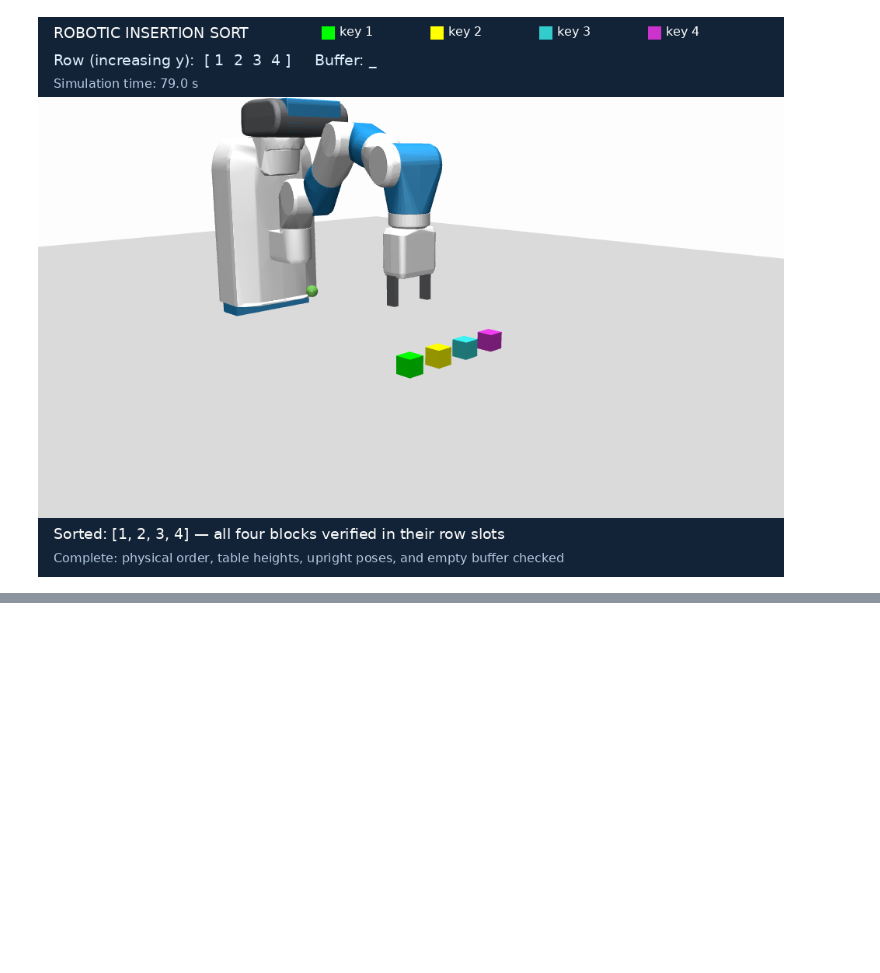
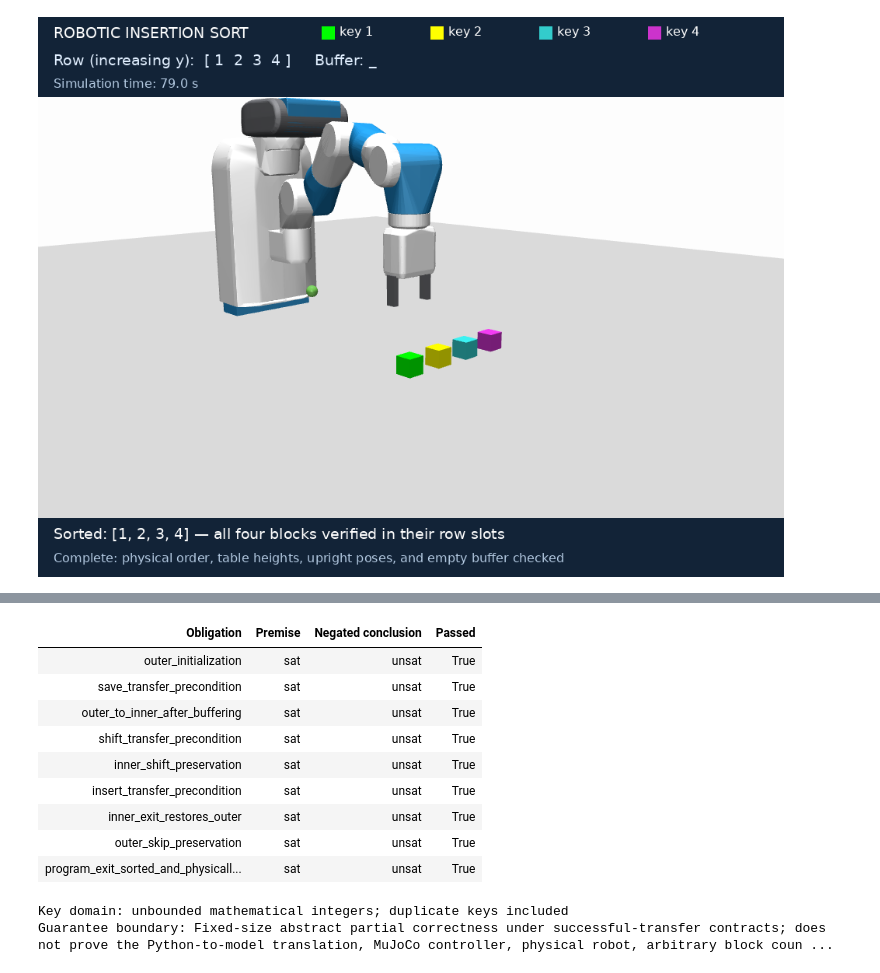
Before and after one commit to luoninz1/RoboVerify, a Jupyter notebook: roboverify/notebooks/robotic_insertion_sort.ipynb, the cells around one changed output, grey strips where cells are left out. Cells and saved outputs as stored; diff of their text form; code cells hidden in the pictures; blank space fills up the shorter version.

```diff
--- a/roboverify/notebooks/robotic_insertion_sort.ipynb
+++ b/roboverify/notebooks/robotic_insertion_sort.ipynb
@@ -340,0 +480,9 @@ rerun all cells for a different ordering. Call `env.close()` when finished.
+# %%
+learned, inference_report = infer_and_validate(corpus, INVARIANTS_PATH)
+show_table(["Loop", "Projection", "Vocabulary atoms", "Distinct truth rows", "Retained clauses"],
+           [[phase, name, len(result.vocabulary), len(result.truth_rows), len(result.clauses)]
+            for phase, loop in learned.items() for name, result in loop.projections.items()])
+for phase, loop in learned.items():
+    display(Markdown(f"**{phase.capitalize()} vocabulary**"))
+    for name, result in loop.projections.items():
+        print(name + ": " + ", ".join(map(str, result.vocabulary)))
@@ -340,0 +612,11 @@ rerun all cells for a different ordering. Call `env.close()` when finished.
+# %%
+REFINEMENT_PATH = PROJECT_ROOT / "notebooks/robotic_insertion_sort_refinement_0.json"
+round_zero = json.loads(REFINEMENT_PATH.read_text())
+show_table(["Round", "Physical cases", "Training snapshots", "Held-out snapshots", "Failed abstract obligations"],
+           [[0, round_zero["physical_cases"], round_zero["training_snapshots"], round_zero["held_out_snapshots"],
+             ", ".join(check["name"] for check in round_zero["abstract_verification"]["checks"] if not check["passed"])],
+            [1, inference_report["physical_cases"], inference_report["training_snapshots"], inference_report["held_out_snapshots"],
+             ", ".join(check["name"] for check in inference_report["abstract_verification"]["checks"] if not check["passed"]) or "None"]])
+for check in round_zero["abstract_verification"]["checks"]:
+    if not check["passed"]:
+        print("Archived symbolic counterexample:", check["counterexample"])
@@ -340,0 +638,21 @@ rerun all cells for a different ordering. Call `env.close()` when finished.
+# %%
+verification = inference_report["abstract_verification"]
+show_table(["Obligation", "Premise", "Negated conclusion", "Passed"],
+           [[check["name"], check["antecedent_status"], check["status"], check["passed"]]
+            for check in verification["checks"]])
+print("Key domain:", verification["key_domain"])
+print("Guarantee boundary:", verification["guarantee_boundary"])
+assert verification["all_passed"]
+# %% [output]
+| Obligation | Premise | Negated conclusion | Passed |
+| outer_initialization | sat | unsat | True |
+| save_transfer_precondition | sat | unsat | True |
+| outer_to_inner_after_buffering | sat | unsat | True |
+| shift_transfer_precondition | sat | unsat | True |
+| inner_shift_preservation | sat | unsat | True |
+| insert_transfer_precondition | sat | unsat | True |
+| inner_exit_restores_outer | sat | unsat | True |
+| outer_skip_preservation | sat | unsat | True |
+| program_exit_sorted_and_physicall... | sat | unsat | True |
+Key domain: unbounded mathematical integers; duplicate keys included
+Guarantee boundary: Fixed-size abstract partial correctness under successful-transfer contracts; does not prove the Python-to-model translation, MuJoCo controller, physical robot, arbitrary block coun ...
```
Also changed, not shown: parts of 29 cells of this notebook, 18 other files.
